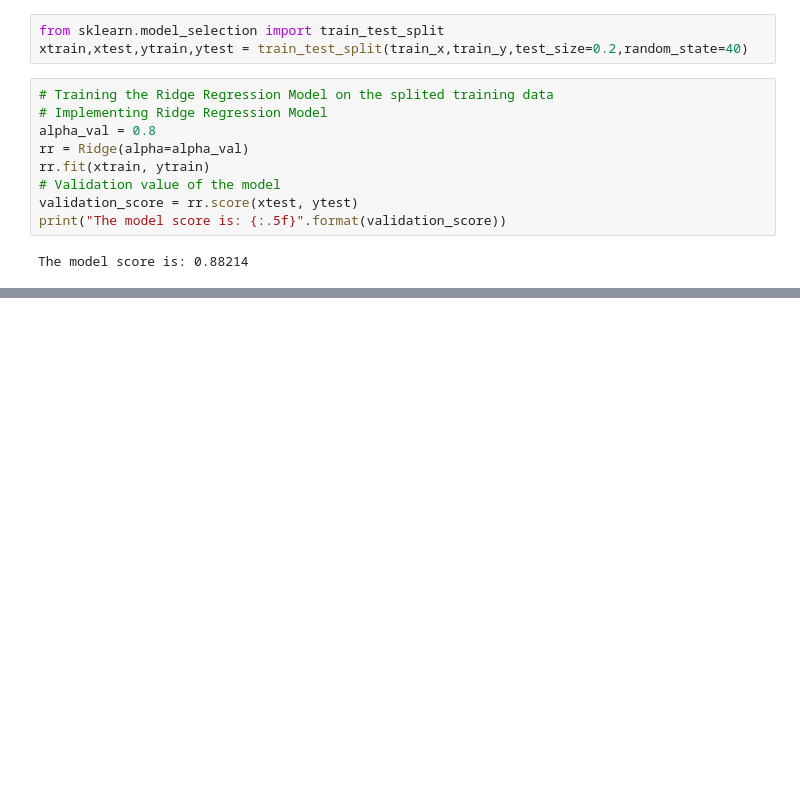
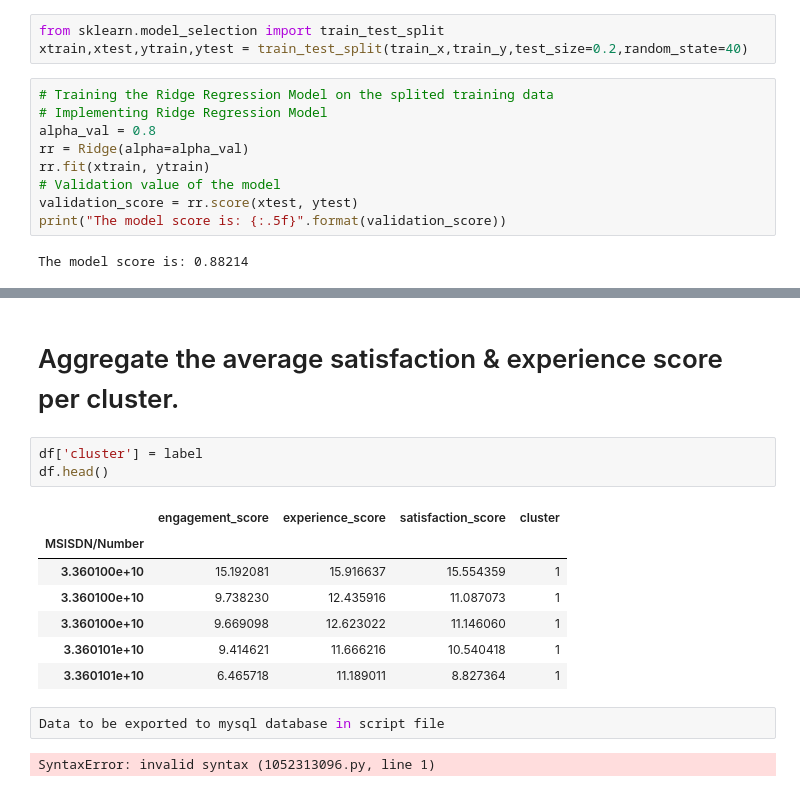
Before and after one commit to kebishaa/telecom-user-analytics, a Jupyter notebook: notebooks/satisfaction_analysis.ipynb, the cells around one changed output, grey strips where cells are left out. Saved outputs shown, nothing was run; the diff lists cells and outputs as text; blank space fills up the shorter version.

Commit message:
data to be explored

```diff
--- a/notebooks/satisfaction_analysis.ipynb
+++ b/notebooks/satisfaction_analysis.ipynb
@@ -223,0 +254,17 @@ FileNotFoundError: [Errno 2] No such file or directory: '../models/satisfaction_
+# %% [markdown]
+# Aggregate the average satisfaction & experience score per cluster.
+# %%
+df['cluster'] = label
+df.head()
+# %% [output]
+|  | engagement_score | experience_score | satisfaction_score | cluster |
+| MSISDN/Number |  |  |  |  |
+| 3.360100e+10 | 15.192081 | 15.916637 | 15.554359 | 1 |
+| 3.360100e+10 | 9.738230 | 12.435916 | 11.087073 | 1 |
+| 3.360100e+10 | 9.669098 | 12.623022 | 11.146060 | 1 |
+| 3.360101e+10 | 9.414621 | 11.666216 | 10.540418 | 1 |
+| 3.360101e+10 | 6.465718 | 11.189011 | 8.827364 | 1 |
+# %%
+Data to be exported to mysql database in script file
+# %% [output]
+SyntaxError: invalid syntax (1052313096.py, line 1)
```
Also changed, not shown: parts of 5 cells of this notebook.
